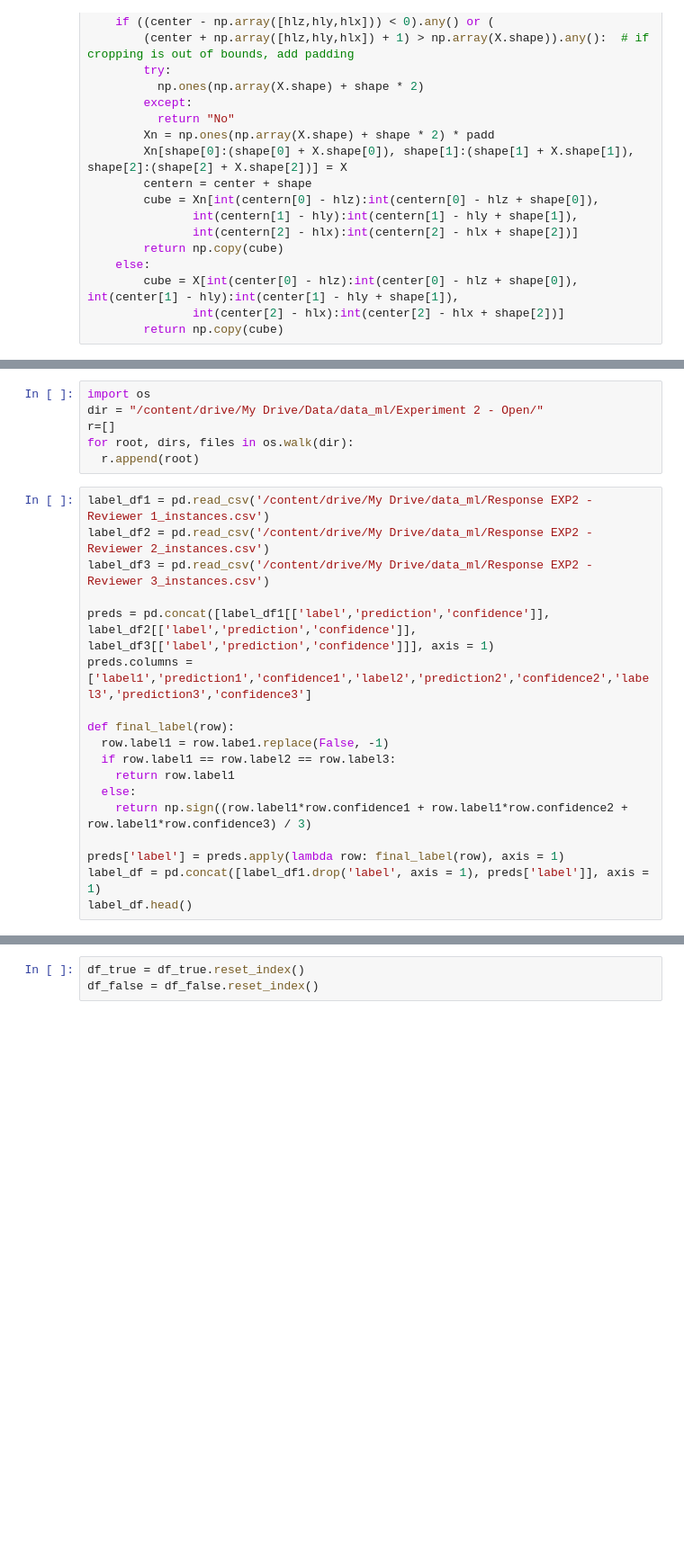
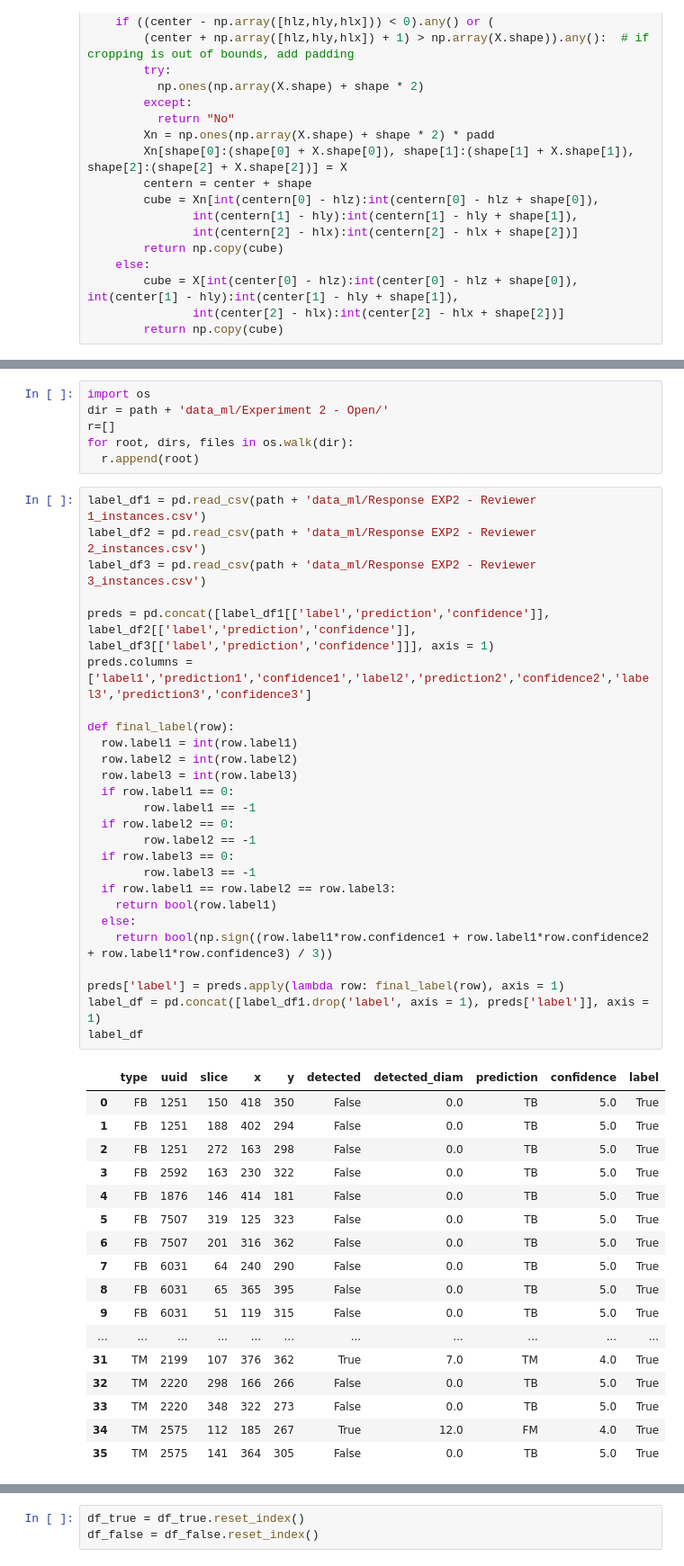
Before and after one commit to hyunjaec/MScA_Machine_Learning_Project, a Jupyter notebook: medical_deepfakes_svm.ipynb, the cells around one changed output, grey strips where cells are left out. Shown at 90% size. Drawn from its saved outputs; the diff is of its cells as text; blank space fills up the shorter version.

```diff
--- a/medical_deepfakes_svm.ipynb
+++ b/medical_deepfakes_svm.ipynb
@@ -175,28 +177,54 @@ for i in range(len(locations)):
 #     plt.show()
 # %%
 import os
-dir = "/content/drive/My Drive/Data/data_ml/Experiment 2 - Open/"
+dir = path + 'data_ml/Experiment 2 - Open/'
 r=[]
 for root, dirs, files in os.walk(dir):
   r.append(root)
 # %%
-label_df1 = pd.read_csv('/content/drive/My Drive/data_ml/Response EXP2 - Reviewer 1_instances.csv')
-label_df2 = pd.read_csv('/content/drive/My Drive/data_ml/Response EXP2 - Reviewer 2_instances.csv')
-label_df3 = pd.read_csv('/content/drive/My Drive/data_ml/Response EXP2 - Reviewer 3_instances.csv')
+label_df1 = pd.read_csv(path + 'data_ml/Response EXP2 - Reviewer 1_instances.csv')
+label_df2 = pd.read_csv(path + 'data_ml/Response EXP2 - Reviewer 2_instances.csv')
+label_df3 = pd.read_csv(path + 'data_ml/Response EXP2 - Reviewer 3_instances.csv')
 
 preds = pd.concat([label_df1[['label','prediction','confidence']], label_df2[['label','prediction','confidence']], label_df3[['label','prediction','confidence']]], axis = 1)
 preds.columns = ['label1','prediction1','confidence1','label2','prediction2','confidence2','label3','prediction3','confidence3']
 
 def final_label(row):
-  row.label1 = row.labe1.replace(False, -1)
+  row.label1 = int(row.label1)
+  row.label2 = int(row.label2)
+  row.label3 = int(row.label3)
+  if row.label1 == 0:
+        row.label1 == -1
+  if row.label2 == 0:
+        row.label2 == -1
+  if row.label3 == 0:
+        row.label3 == -1
   if row.label1 == row.label2 == row.label3:
-    return row.label1
+    return bool(row.label1)
   else:
-    return np.sign((row.label1*row.confidence1 + row.label1*row.confidence2 + row.label1*row.confidence3) / 3)
+    return bool(np.sign((row.label1*row.confidence1 + row.label1*row.confidence2 + row.label1*row.confidence3) / 3))
 
 preds['label'] = preds.apply(lambda row: final_label(row), axis = 1)
 label_df = pd.concat([label_df1.drop('label', axis = 1), preds['label']], axis = 1)
-label_df.head()
+label_df
+# %% [output]
+|  | type | uuid | slice | x | y | detected | detected_diam | prediction | confidence | label |
+| 0 | FB | 1251 | 150 | 418 | 350 | False | 0.0 | TB | 5.0 | True |
+| 1 | FB | 1251 | 188 | 402 | 294 | False | 0.0 | TB | 5.0 | True |
+| 2 | FB | 1251 | 272 | 163 | 298 | False | 0.0 | TB | 5.0 | True |
+| 3 | FB | 2592 | 163 | 230 | 322 | False | 0.0 | TB | 5.0 | True |
+| 4 | FB | 1876 | 146 | 414 | 181 | False | 0.0 | TB | 5.0 | True |
+| 5 | FB | 7507 | 319 | 125 | 323 | False | 0.0 | TB | 5.0 | True |
+| 6 | FB | 7507 | 201 | 316 | 362 | False | 0.0 | TB | 5.0 | True |
+| 7 | FB | 6031 | 64 | 240 | 290 | False | 0.0 | TB | 5.0 | True |
+| 8 | FB | 6031 | 65 | 365 | 395 | False | 0.0 | TB | 5.0 | True |
+| 9 | FB | 6031 | 51 | 119 | 315 | False | 0.0 | TB | 5.0 | True |
+| ... | ... | ... | ... | ... | ... | ... | ... | ... | ... | ... |
+| 31 | TM | 2199 | 107 | 376 | 362 | True | 7.0 | TM | 4.0 | True |
+| 32 | TM | 2220 | 298 | 166 | 266 | False | 0.0 | TB | 5.0 | True |
+| 33 | TM | 2220 | 348 | 322 | 273 | False | 0.0 | TB | 5.0 | True |
+| 34 | TM | 2575 | 112 | 185 | 267 | True | 12.0 | FM | 4.0 | True |
+| 35 | TM | 2575 | 141 | 364 | 305 | False | 0.0 | TB | 5.0 | True |
 # %%
 df_true = label_df.loc[label_df['label']==True]
 df_false = label_df.loc[label_df['label']==False]
```
Also changed, not shown: parts of 22 cells of this notebook.
